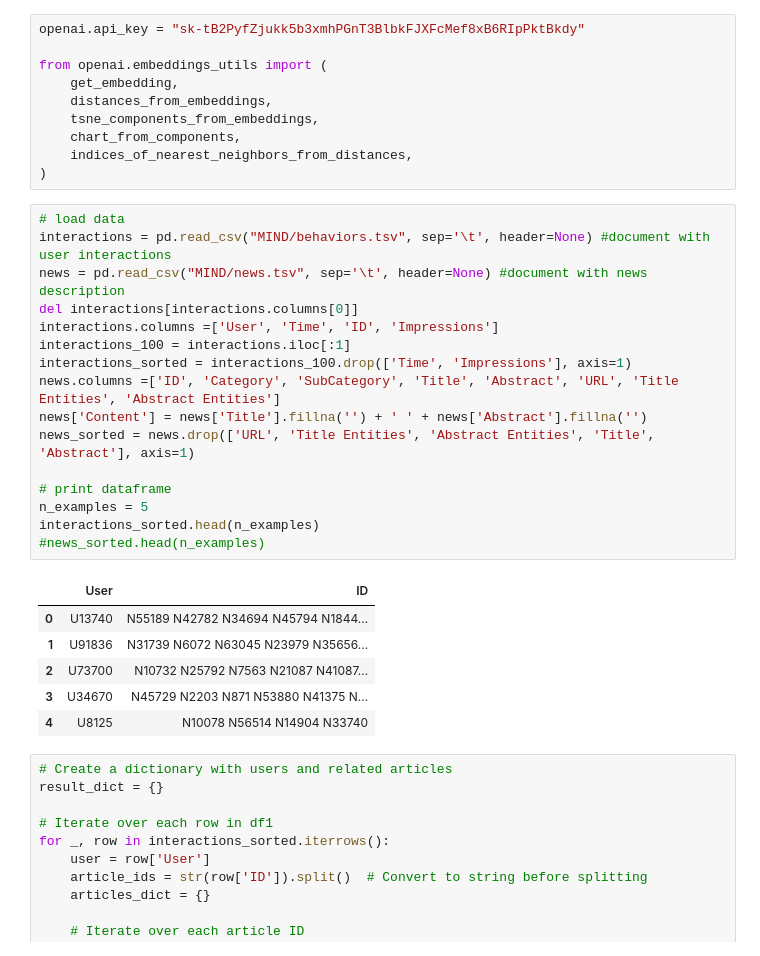
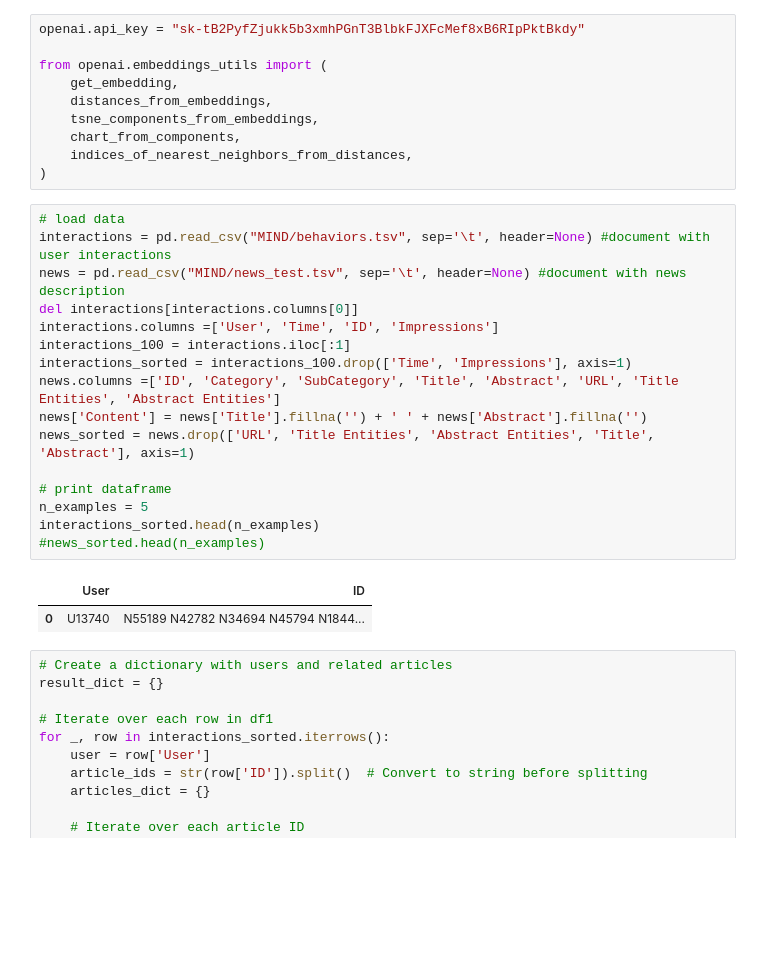
Before and after one commit to krisbara/GPT-Recommender-systems, a Jupyter notebook: playground_MIND.ipynb, the cells around one changed output. Cells and saved outputs as stored; diff of their text form; blank space fills up the shorter version.

```diff
--- a/playground_MIND.ipynb
+++ b/playground_MIND.ipynb
@@ -21,26 +21,22 @@ from openai.embeddings_utils import (
 # %%
 # load data
 interactions = pd.read_csv("MIND/behaviors.tsv", sep='\t', header=None) #document with user interactions
-news = pd.read_csv("MIND/news.tsv", sep='\t', header=None) #document with news description
+news = pd.read_csv("MIND/news_test.tsv", sep='\t', header=None) #document with news description
 del interactions[interactions.columns[0]]
 interactions.columns =['User', 'Time', 'ID', 'Impressions']
 interactions_100 = interactions.iloc[:1]
 interactions_sorted = interactions_100.drop(['Time', 'Impressions'], axis=1)
 news.columns =['ID', 'Category', 'SubCategory', 'Title', 'Abstract', 'URL', 'Title Entities', 'Abstract Entities']
 news['Content'] = news['Title'].fillna('') + ' ' + news['Abstract'].fillna('')
 news_sorted = news.drop(['URL', 'Title Entities', 'Abstract Entities', 'Title', 'Abstract'], axis=1)
 
 # print dataframe
 n_examples = 5
 interactions_sorted.head(n_examples)
 #news_sorted.head(n_examples)
 # %% [output]
 |  | User | ID |
 | 0 | U13740 | N55189 N42782 N34694 N45794 N1844... |
-| 1 | U91836 | N31739 N6072 N63045 N23979 N35656... |
-| 2 | U73700 | N10732 N25792 N7563 N21087 N41087... |
-| 3 | U34670 | N45729 N2203 N871 N53880 N41375 N... |
-| 4 | U8125 | N10078 N56514 N14904 N33740 |
 # %%
 # Create a dictionary with users and related articles
 result_dict = {}
```
Also changed, not shown: parts of 2 cells of this notebook.
